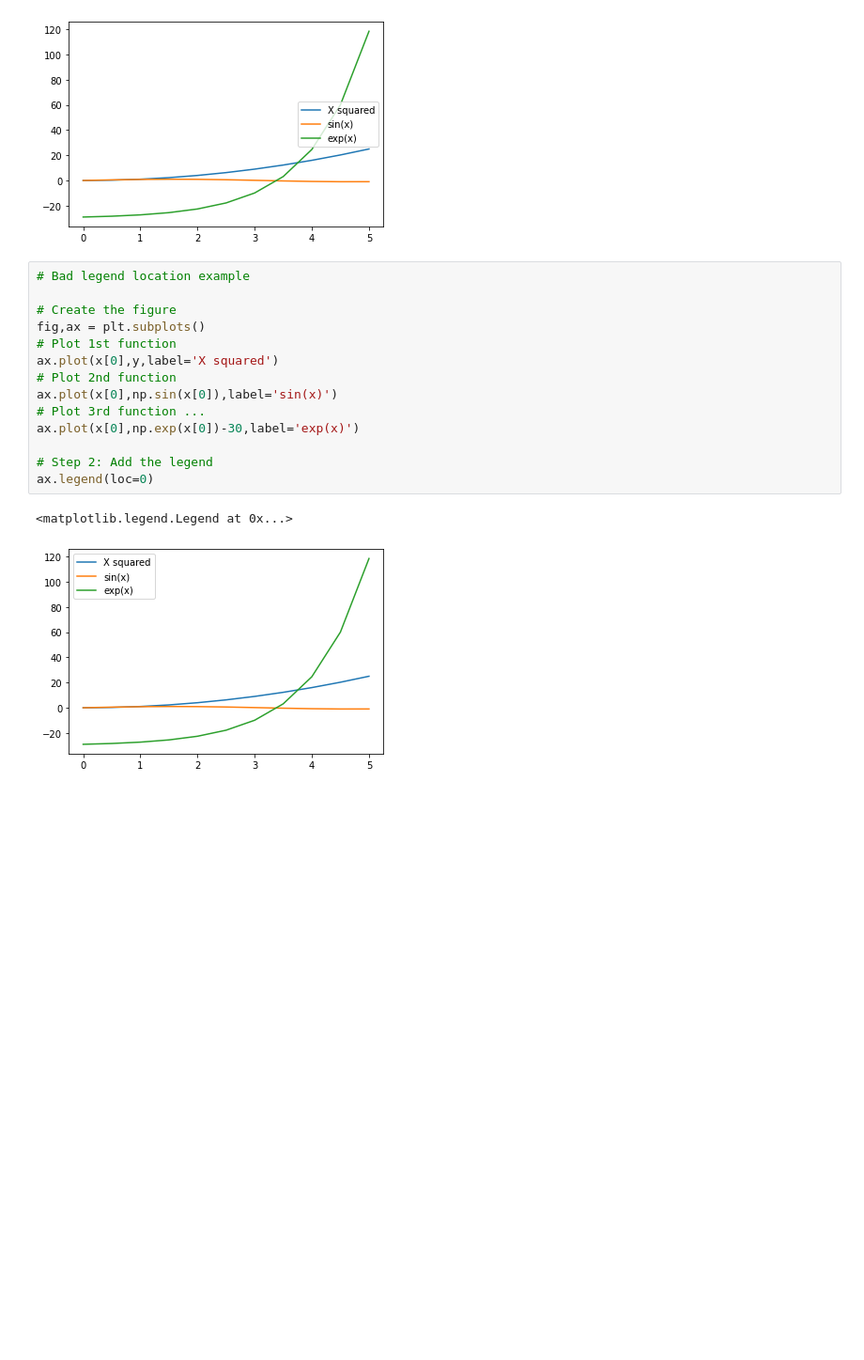
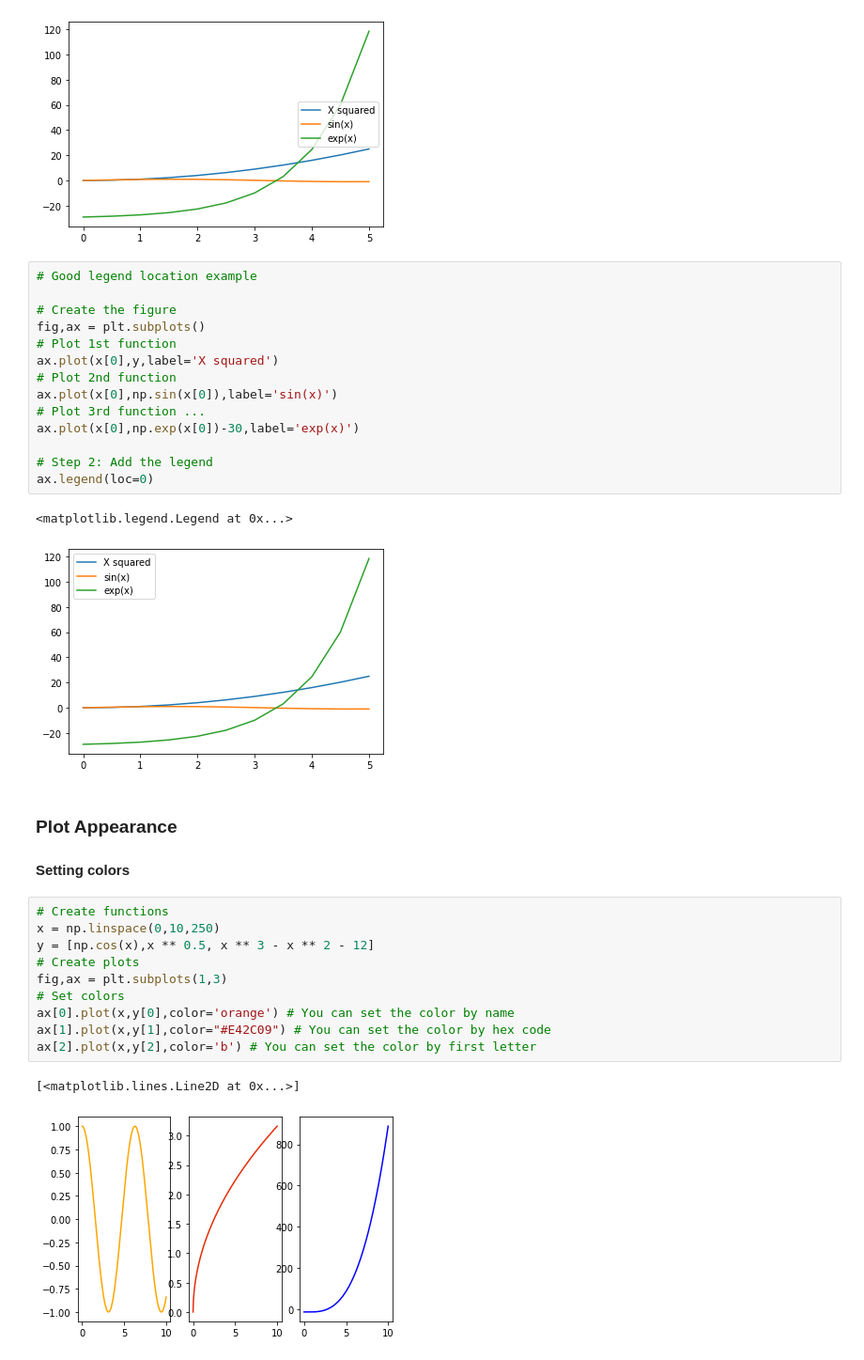
Before and after one commit to kamelCased/learningDataScience, a Jupyter notebook: MatPlotLib.ipynb, the cells around one changed output. Shown at 94% size. Saved outputs shown, nothing was run; the diff lists cells and outputs as text; blank space fills up the shorter version.

Commit message:
Worked on matplotlib notebook until special plot types

```diff
--- a/MatPlotLib.ipynb
+++ b/MatPlotLib.ipynb
@@ -328,7 +328,7 @@ ax.legend(loc=7)
 <matplotlib.legend.Legend at 0x...>
 [figure]
 # %%
-# Bad legend location example
+# Good legend location example
 
 # Create the figure
 fig,ax = plt.subplots()
@@ -344,3 +344,20 @@ ax.legend(loc=0)
 # %% [output]
 <matplotlib.legend.Legend at 0x...>
 [figure]
+# %% [markdown]
+### Plot Appearance
+
+#### Setting colors
+# %%
+# Create functions
+x = np.linspace(0,10,250)
+y = [np.cos(x),x ** 0.5, x ** 3 - x ** 2 - 12]
+# Create plots
+fig,ax = plt.subplots(1,3)
+# Set colors
+ax[0].plot(x,y[0],color='orange') # You can set the color by name
+ax[1].plot(x,y[1],color="#E42C09") # You can set the color by hex code
+ax[2].plot(x,y[2],color='b') # You can set the color by first letter
+# %% [output]
+[<matplotlib.lines.Line2D at 0x...>]
+[figure, added]
```
Also changed, not shown: parts of 24 cells of this notebook.
